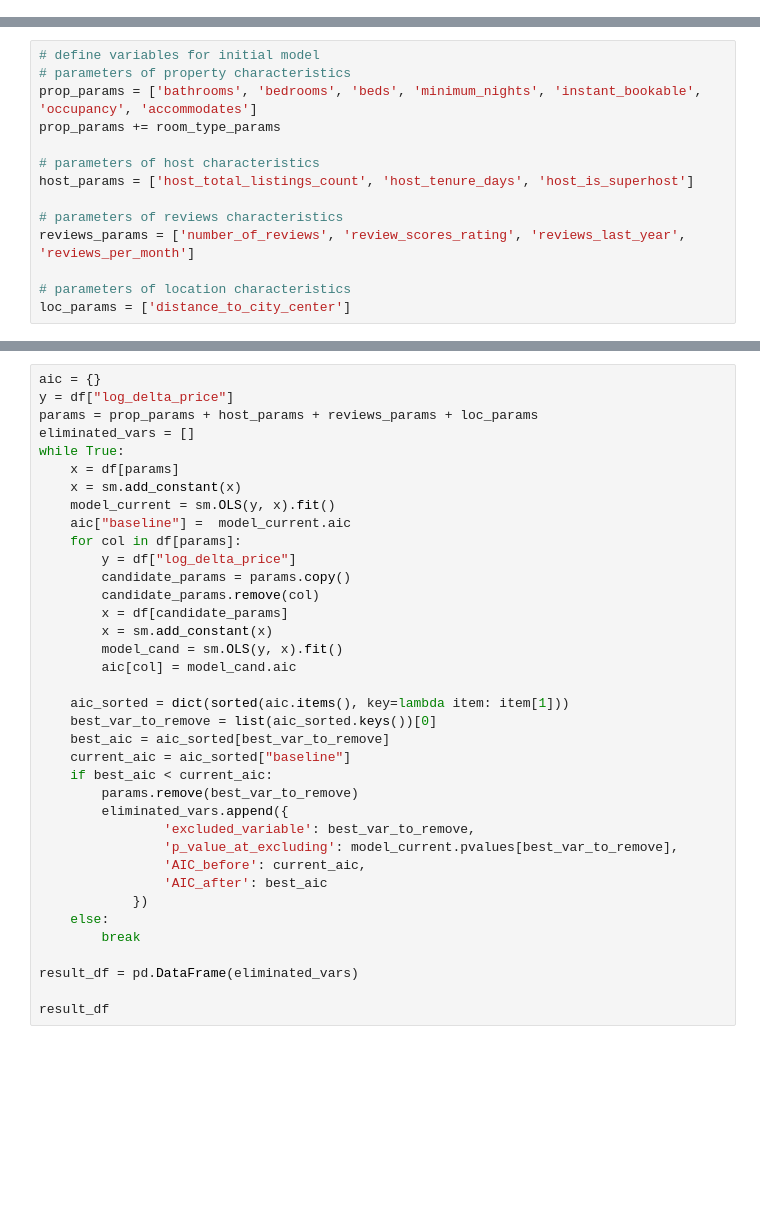
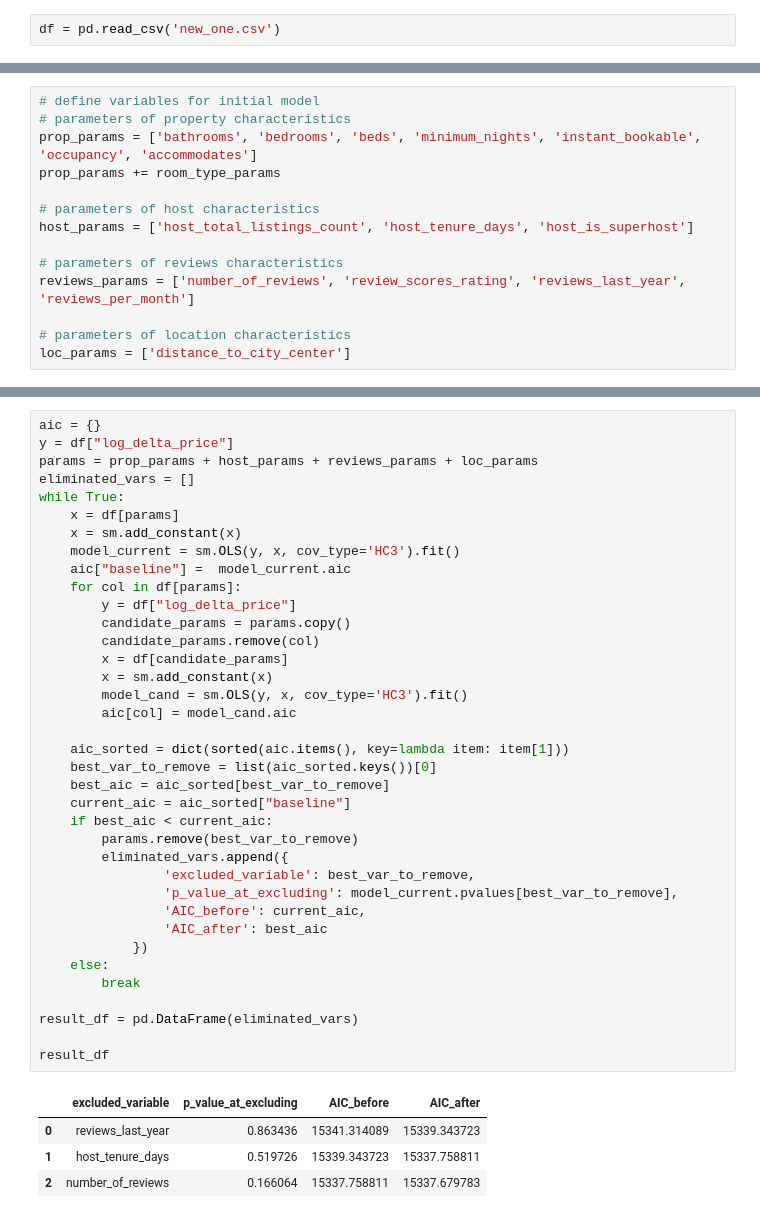
Before and after one commit to anna-kryvulia/Econometrics_project_Airbnb, a Jupyter notebook: price_model.ipynb, the cells around one changed output, grey strips where cells are left out. Cells and saved outputs as stored; diff of their text form; blank space fills up the shorter version.

Commit message:
price model finished

```diff
--- a/price_model.ipynb
+++ b/price_model.ipynb
@@ -0,0 +12,2 @@
+# %%
+df = pd.read_csv('new_one.csv')
@@ -51,33 +154,38 @@ eliminated_vars = []
 while True:
     x = df[params]
     x = sm.add_constant(x)
-    model_current = sm.OLS(y, x).fit()
+    model_current = sm.OLS(y, x, cov_type='HC3').fit()
     aic["baseline"] =  model_current.aic
     for col in df[params]:
         y = df["log_delta_price"]
         candidate_params = params.copy()
         candidate_params.remove(col)
         x = df[candidate_params]
         x = sm.add_constant(x)
-        model_cand = sm.OLS(y, x).fit()
+        model_cand = sm.OLS(y, x, cov_type='HC3').fit()
         aic[col] = model_cand.aic
 
     aic_sorted = dict(sorted(aic.items(), key=lambda item: item[1]))
     best_var_to_remove = list(aic_sorted.keys())[0]
     best_aic = aic_sorted[best_var_to_remove]
     current_aic = aic_sorted["baseline"]
     if best_aic < current_aic:
         params.remove(best_var_to_remove)
         eliminated_vars.append({
                 'excluded_variable': best_var_to_remove,
                 'p_value_at_excluding': model_current.pvalues[best_var_to_remove],
                 'AIC_before': current_aic,
                 'AIC_after': best_aic
             })
     else:
         break
 
 result_df = pd.DataFrame(eliminated_vars)
 
 result_df
+# %% [output]
+|  | excluded_variable | p_value_at_excluding | AIC_before | AIC_after |
+| 0 | reviews_last_year | 0.863436 | 15341.314089 | 15339.343723 |
+| 1 | host_tenure_days | 0.519726 | 15339.343723 | 15337.758811 |
+| 2 | number_of_reviews | 0.166064 | 15337.758811 | 15337.679783 |
 # %%
```
Also changed, not shown: parts of 10 cells of this notebook.
